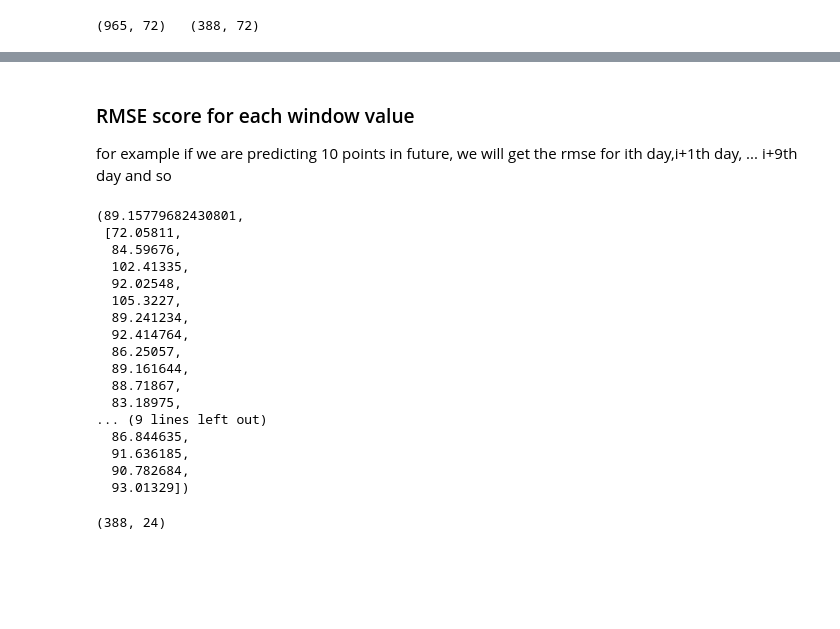
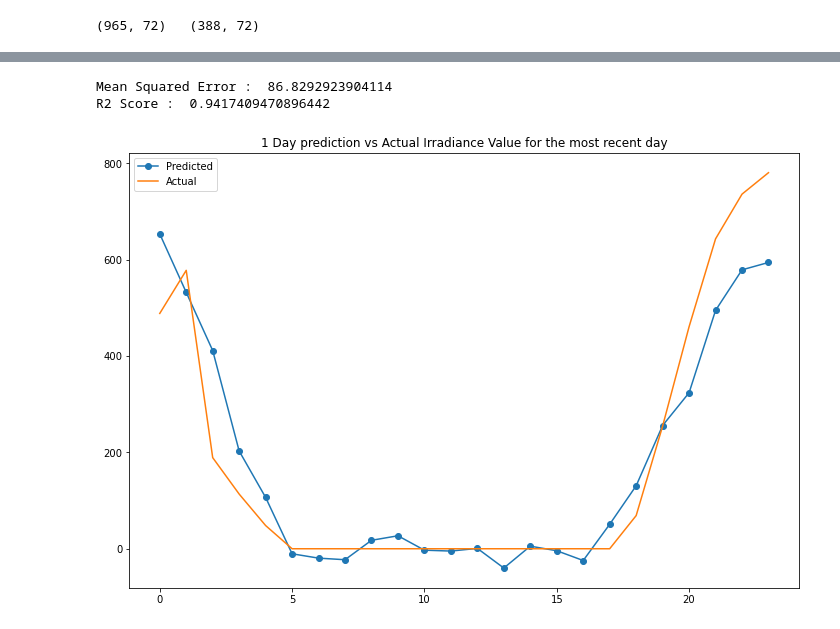
Before and after one commit to Rujul-Patel/InternshipTest, a Jupyter notebook: prescinto.ipynb, the cells around one changed output, grey strips where cells are left out. Drawn from its saved outputs; the diff is of its cells as text; code cells hidden in the pictures; blank space fills up the shorter version.

```diff
--- a/prescinto.ipynb
+++ b/prescinto.ipynb
@@ -170,0 +165,4 @@ plt.show()
+# %%
+train_hour_df,test_hour_df = split_dataset(df_hour)
+train_15m_df,test_15m_df = split_dataset(df_15min)
+train_5m_df,test_5m_df = split_dataset(df_5min)
@@ -274,9 +294,2 @@ X_train.shape
 ##### Input Nuerons = Window size * no of features (3 in this case)
 ##### Output Nuerons = step size
-# %%
-from tensorflow.keras import optimizers
-
-model = tf.keras.Sequential()
-model.add(tf.keras.layers.Dense(100,activation='relu',input_dim=inp_shape))
-model.add(tf.keras.layers.Dense(step))
-model.compile(optimizer='adam',loss='mse')
@@ -287,2 +295,0 @@ y_train.shape
-# %%
-model.fit(X_train,y_train,epochs=50)
@@ -335,28 +295,0 @@ def evaluate_forecasts(actual, predicted):
-# %% [markdown]
-### RMSE score for each window value
-
-for example if we are predicting 10 points in future, we will get the rmse for ith day,i+1th day, ... i+9th day and so
-# %%
-evaluate_forecasts(y_test,y_pred)
-# %% [output]
-(89.15779682430801,
- [72.05811,
-  84.59676,
-  102.41335,
-  92.02548,
-  105.3227,
-  89.241234,
-  92.414764,
-  86.25057,
-  89.161644,
-  88.71867,
-  83.18975,
-... (9 lines left out)
-  86.844635,
-  91.636185,
-  90.782684,
-  93.01329])
-# %%
-y_test.shape
-# %% [output]
-(388, 24)
@@ -362,0 +302,36 @@ y_test.shape
+# %%
+from tensorflow.keras import optimizers
+
+def mlp(trainX,trainy,testX,testy):
+
+    inp_shape = trainX.shape[1]*trainX.shape[2]
+
+    trainX = trainX.reshape(trainX.shape[0],inp_shape)
+    testX = testX.reshape(testX.shape[0],inp_shape)
+
+    #Defining MLP Model
+    model = Sequential()
+    model.add(Dense(100,activation='relu',input_dim=inp_shape))
+    model.add(Dense(trainy.shape[1]))
+    model.compile(optimizer='adam',loss='mse')
+
+    #Fitting it with train data
+    model.fit(trainX.reshape(trainX.shape[0],inp_shape),trainy,epochs=30,verbose=0)
+
+    #Predicting and evaluating it on test accuracy
+    ypred = model.predict(testX)
+
+    evaluate_forecasts(ypred,testy)
+
+
+
+    plt.plot(ypred[-1],label='Predicted',marker='o')
+    plt.plot(testy[-1],label='Actual')
+    plt.title("1 Day prediction vs Actual Irradiance Value for the most recent day")
+    plt.legend()
+# %%
+mlp(X_hour_train,y_hour_train,X_hour_test,y_hour_test)
+# %% [output]
+Mean Squared Error :  86.8292923904114
+R2 Score :  0.9417409470896442
+[figure, added]
```
Also changed, not shown: parts of 53 cells of this notebook.
